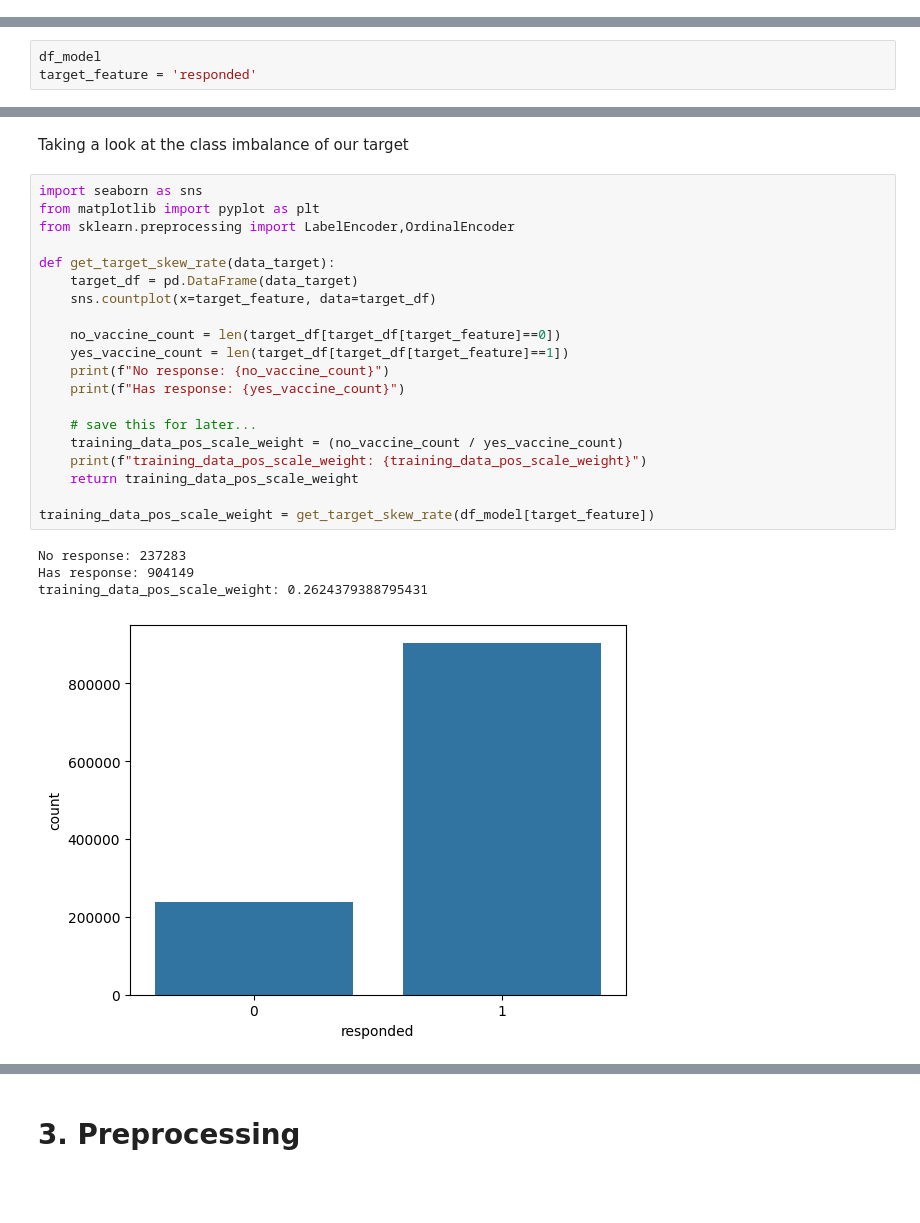
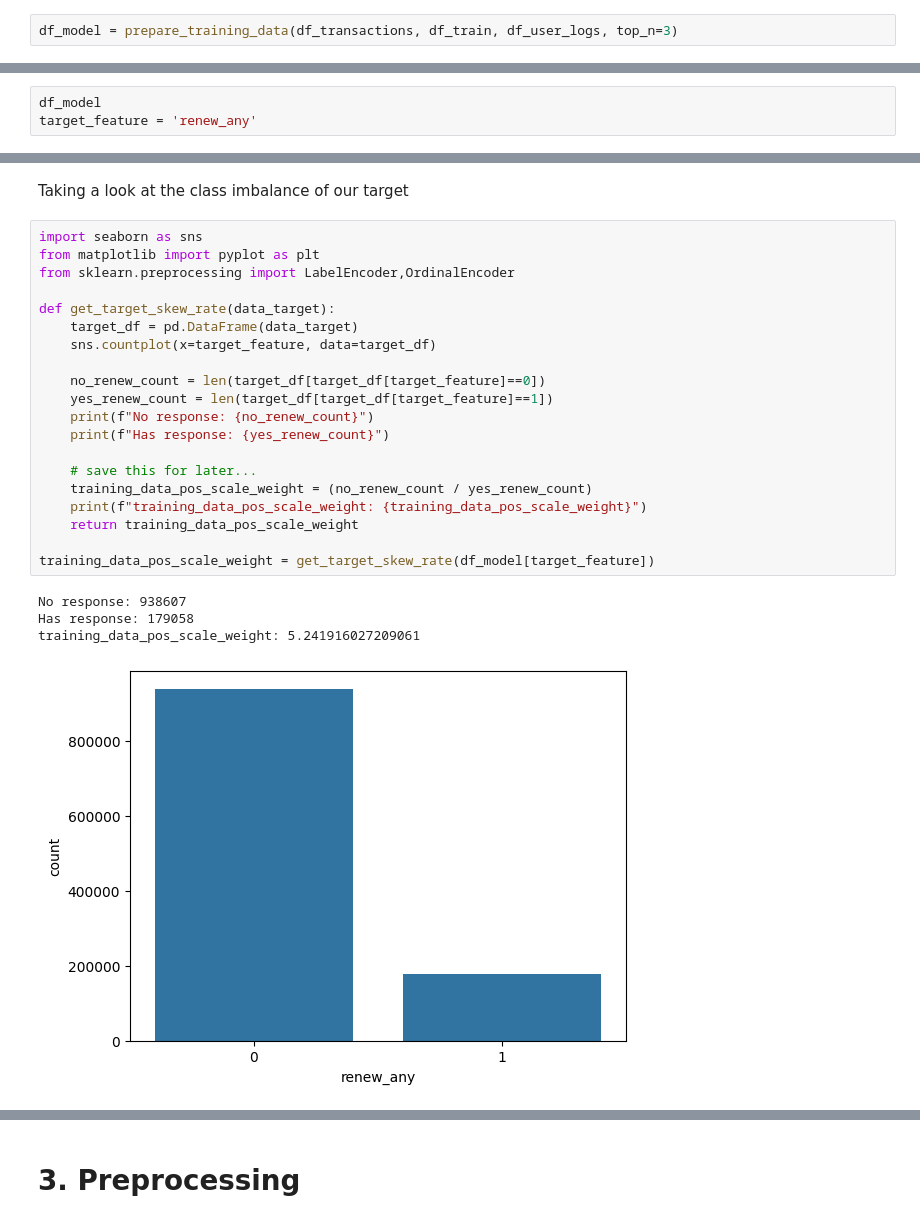
Before and after one commit to loisli0309/telecom-campaign-response, a Jupyter notebook: project.ipynb, the cells around one changed output, grey strips where cells are left out. Saved outputs shown, nothing was run; the diff lists cells and outputs as text; blank space fills up the shorter version.

```diff
--- a/project.ipynb
+++ b/project.ipynb
@@ -182,0 +221,2 @@ df_model = prepare_training_data(df_transactions, df_train, df_user_logs, top_n=
+# %%
+df_model = prepare_training_data(df_transactions, df_train, df_user_logs, top_n=3)
@@ -184,6 +258,6 @@ df_model = prepare_training_data(df_transactions, df_train, df_user_logs, top_n=
 # STEP 2 EDA
 # %%
 df_model
-target_feature = 'responded'
+target_feature = 'renew_any'
 # %% [output]
 |  | msno | payment_method_id | payment_plan_days | plan_list_price | actual_amount_paid | is_auto_renew | ... |
@@ -276,28 +346,28 @@ Taking a look at the class imbalance of our target
 # %%
 import seaborn as sns
 from matplotlib import pyplot as plt
 from sklearn.preprocessing import LabelEncoder,OrdinalEncoder
 
 def get_target_skew_rate(data_target):
     target_df = pd.DataFrame(data_target)
     sns.countplot(x=target_feature, data=target_df)
 
-    no_vaccine_count = len(target_df[target_df[target_feature]==0])
-    yes_vaccine_count = len(target_df[target_df[target_feature]==1])
-    print(f"No response: {no_vaccine_count}")
-    print(f"Has response: {yes_vaccine_count}")
+    no_renew_count = len(target_df[target_df[target_feature]==0])
+    yes_renew_count = len(target_df[target_df[target_feature]==1])
+    print(f"No response: {no_renew_count}")
+    print(f"Has response: {yes_renew_count}")
 
     # save this for later...
-    training_data_pos_scale_weight = (no_vaccine_count / yes_vaccine_count)
+    training_data_pos_scale_weight = (no_renew_count / yes_renew_count)
     print(f"training_data_pos_scale_weight: {training_data_pos_scale_weight}")
     return training_data_pos_scale_weight
 
 training_data_pos_scale_weight = get_target_skew_rate(df_model[target_feature])
 # %% [output]
-No response: 237283
-Has response: 904149
-training_data_pos_scale_weight: 0.2624379388795431
+No response: 938607
+Has response: 179058
+training_data_pos_scale_weight: 5.241916027209061
-[figure, old version]
+[figure, new version]
 # %%
 df_model.dtypes
 # %% [output]
```
Also changed, not shown: parts of 39 cells of this notebook, 1 other file.
